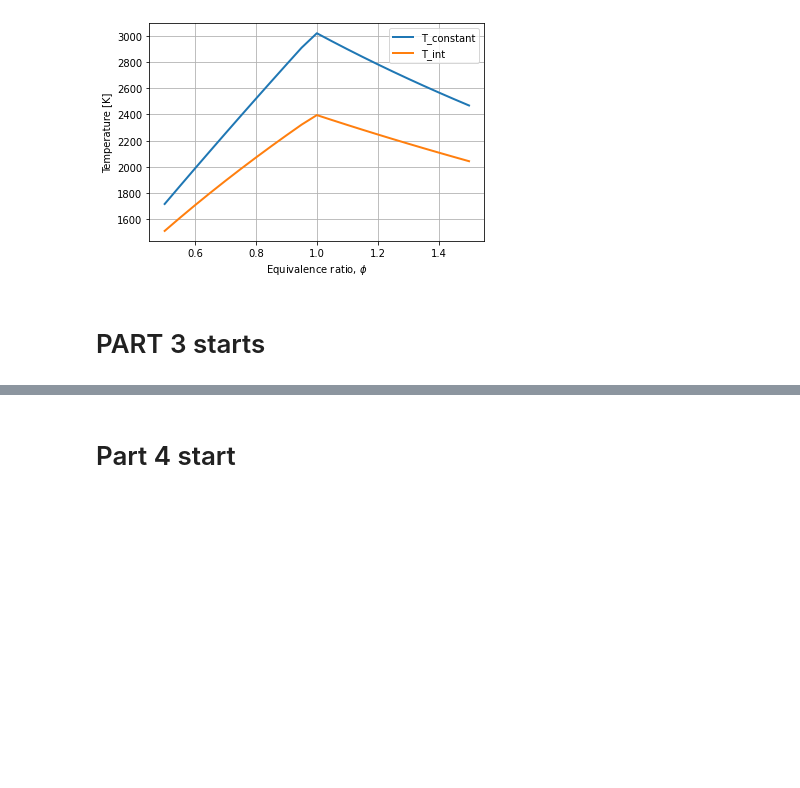
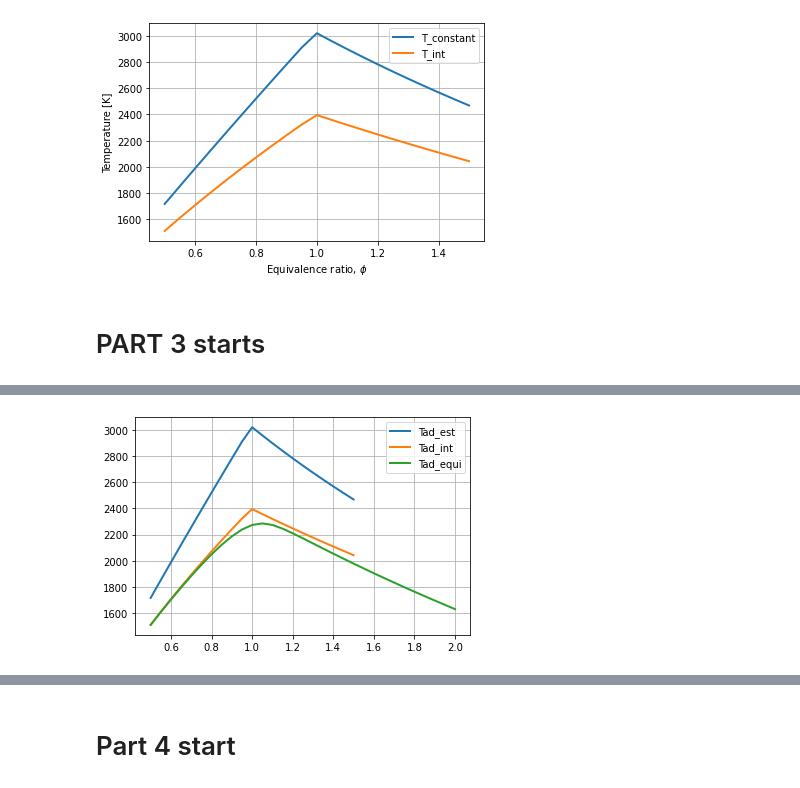
Before and after one commit to SNI22/Mech-447, a Jupyter notebook: P1 - Combustion thermodynamics attached files Sep 22, 2022 1142 AM/ThermoPropertiesNASA.ipynb, the cells around one changed output, grey strips where cells are left out. Drawn from its saved outputs; the diff is of its cells as text; code cells hidden in the pictures; blank space fills up the shorter version.

```diff
--- a/P1 - Combustion thermodynamics attached files Sep 22, 2022 1142 AM/ThermoPropertiesNASA.ipynb
+++ b/P1 - Combustion thermodynamics attached files Sep 22, 2022 1142 AM/ThermoPropertiesNASA.ipynb
@@ -284,3 +297,94 @@ plt.show()
 [figure]
 # %% [markdown]
 # PART 3 starts
+# %%
+"""
+Adiabatic flame temperature and equilibrium composition for a fuel/air mixture
+as a function of equivalence ratio, including formation of solid carbon.
+
+Requires: cantera >= 2.5.0, matplotlib >= 2.0
+Keywords: equilibrium, combustion, multiphase
+"""
+
+import cantera as ct
+import numpy as np
+import sys
+import csv
+
+##############################################################################
+# Edit these parameters to change the initial temperature, the pressure, and
+# the phases in the mixture.
+
+T = 300.0
+P = 101325.0
+Tf_int = [1511.94430328,1611.50357849,1708.35635406,1802.67053067,1894.58947453,
+ 1984.241931,2071.74254203,2157.19479901,2240.69284984,2322.32286645,
+ 2395.00973128,2357.16780439,2319.96216808,2283.38066774,2247.40289907,
+ 2212.01498989,2177.20213605,2142.95009351,2109.24510542,2076.07392642,
+ 2043.42373717]
+
+# phases
+gas = ct.Solution('Jerzembeck.cti')
+carbon = ct.Solution('Jerzembeck.cti')
+
+# the phases that will be included in the calculation, and their initial moles
+mix_phases = [(gas, 1.0), (carbon, 0.0)]
+
+# gaseous fuel species
+fuel_species = 'IXC8H18'
+
+# equivalence ratio range
+
+phi2 = np.arange(0.5, 2.05, 0.05)
+
+npoints = len(phi2)
+
+
+
+##############################################################################
+
+mix = ct.Mixture(mix_phases)
+
+# create some arrays to hold the data
+tad = np.zeros(phi2.shape)
+xeq = np.zeros((mix.n_species, npoints))
+
+for i in range(npoints):
+    # set the gas state
+    gas.set_equivalence_ratio(phi2[i], fuel_species, 'O2:1.0, N2:3.76')
+
+    # create a mixture of 1 mole of gas, and 0 moles of solid carbon.
+    mix = ct.Mixture(mix_phases)
+    mix.T = T
+    mix.P = P
+
+    # equilibrate the mixture adiabatically at constant P
+    mix.equilibrate('HP', solver='gibbs', max_steps=1000)
+
+    tad[i] = mix.T
+    print('At phi = {0:12.4g}, Tad = {1:12.4g}'.format(phi2[i], tad[i]))
+    xeq[:, i] = mix.species_moles
+
+# # write output CSV file for importing into Excel
+# csv_file = 'adiabatic_Octane.csv'
+# with open(csv_file, 'w', newline='') as outfile:
+#     writer = csv.writer(outfile)
+#     writer.writerow(['phi', 'T (K)'] + mix.species_names)
+#     for i in range(npoints):
+#         writer.writerow([phi2[i], tad[i]] + list(xeq[:, i]))
+# print('Output written to {0}'.format(csv_file))
+
+if True:
+    import matplotlib.pyplot as plt
+    plt.plot(phi, Tf, label="Tad_est", lw=2)
+    plt.plot(phi, Tf_int, label="Tad_int", lw=2)
+    plt.plot(phi2, tad, label="Tad_equi", lw=2)
+    plt.grid(True)
+    plt.legend()
+    plt.xlabel(r"Equivalence ratio, $\phi$")
+    plt.ylabel("Temperature [K]");
+    # plt.plot(phi, tad)
+    # plt.xlabel('Equivalence ratio')
+    # plt.ylabel('Adiabatic flame temperature [K]')
+    plt.show()
+# %% [output]
@@ -286,0 +408 @@ plt.show()
+[figure, added]
```
Also changed, not shown: parts of 17 cells of this notebook, 10 other files.
